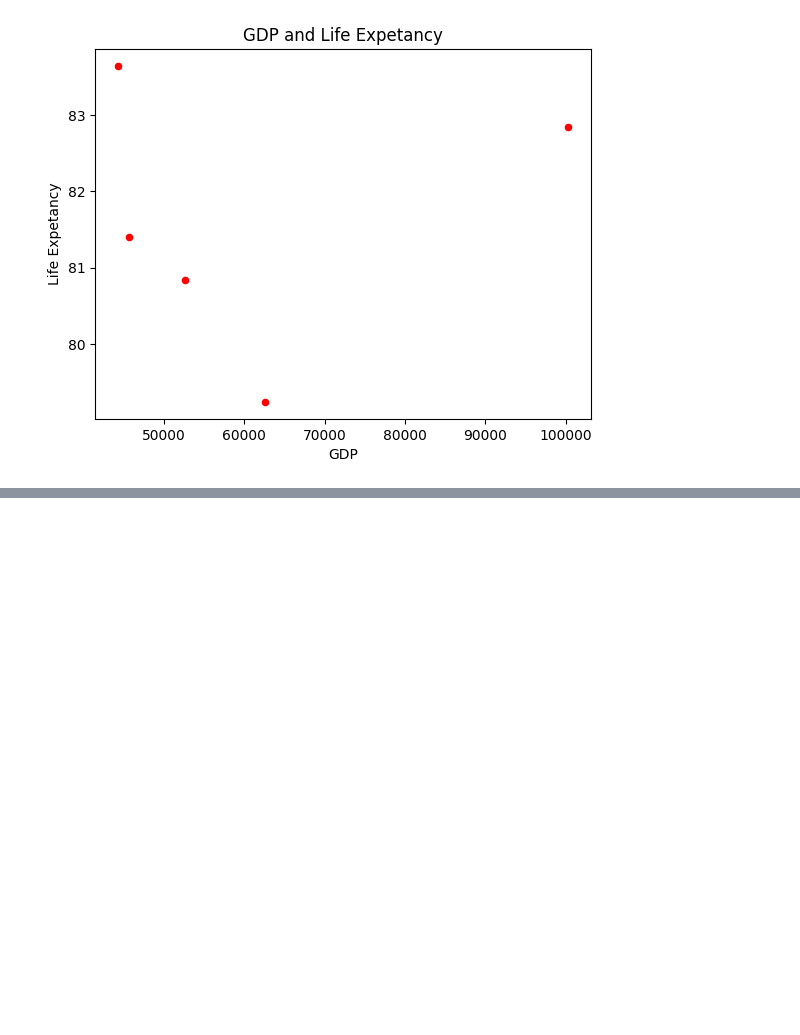
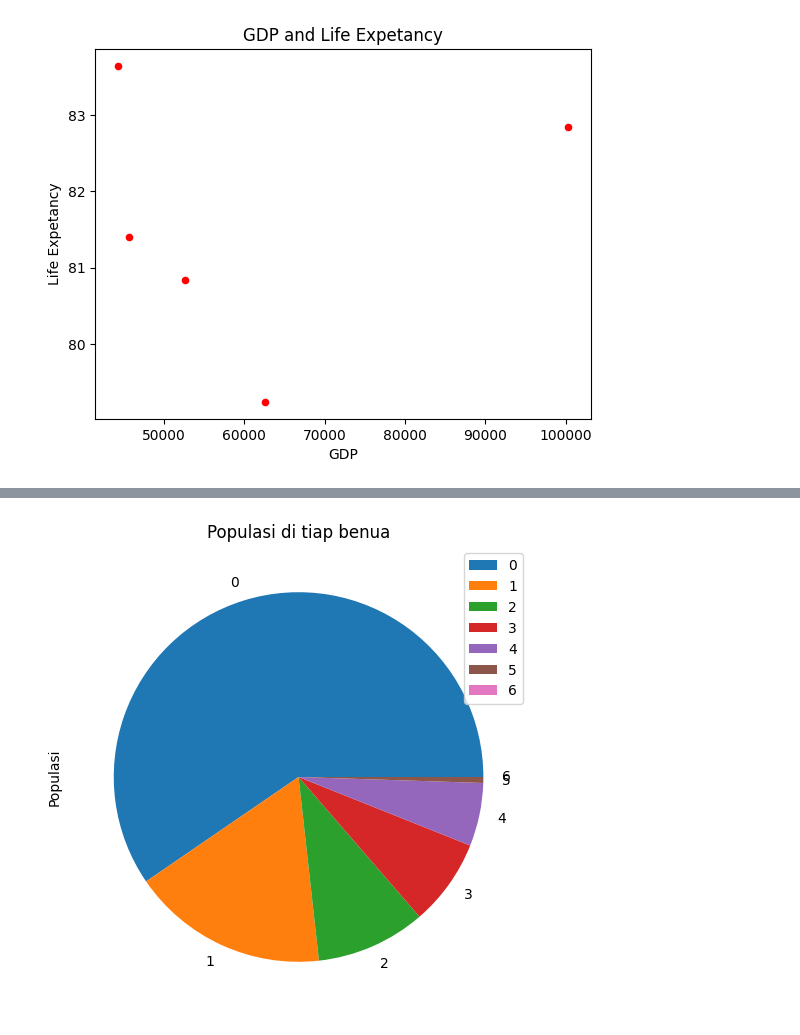
Before and after one commit to LatiefDataVisionary/matplotlib-with-indonesia-belajar, a Jupyter notebook: Matplotlib_21_|_Pandas_Data_Frame_dan_Matplotlib_|_Part_2.ipynb, the cells around one changed output, grey strips where cells are left out. Drawn from its saved outputs; the diff is of its cells as text; code cells hidden in the pictures; blank space fills up the shorter version.

Commit message:
Pie Plot

```diff
--- a/Matplotlib_21_|_Pandas_Data_Frame_dan_Matplotlib_|_Part_2.ipynb
+++ b/Matplotlib_21_|_Pandas_Data_Frame_dan_Matplotlib_|_Part_2.ipynb
@@ -124,0 +129,8 @@ plt.show()
+# %%
+data = {
+    'Benua': ['Asia', 'Afrika', 'Eropa', 'Amerika Utara', 'Amerika Selatan', 'Australia', 'Antartika'],
+    'Populasi': [4641054775, 1340598147, 747636026, 592072212, 430759766, 40269482, 1000]
+}
+
+df = pd.DataFrame(data)
+df
@@ -124,0 +146,7 @@ plt.show()
+# %%
+df.plot(kind='pie', y='Populasi', x='Benua', figsize=(6, 6),
+        title='Populasi di tiap benua')
+
+plt.show()
+# %% [output]
+[figure, added]
```
Also changed, not shown: parts of 5 cells of this notebook.
